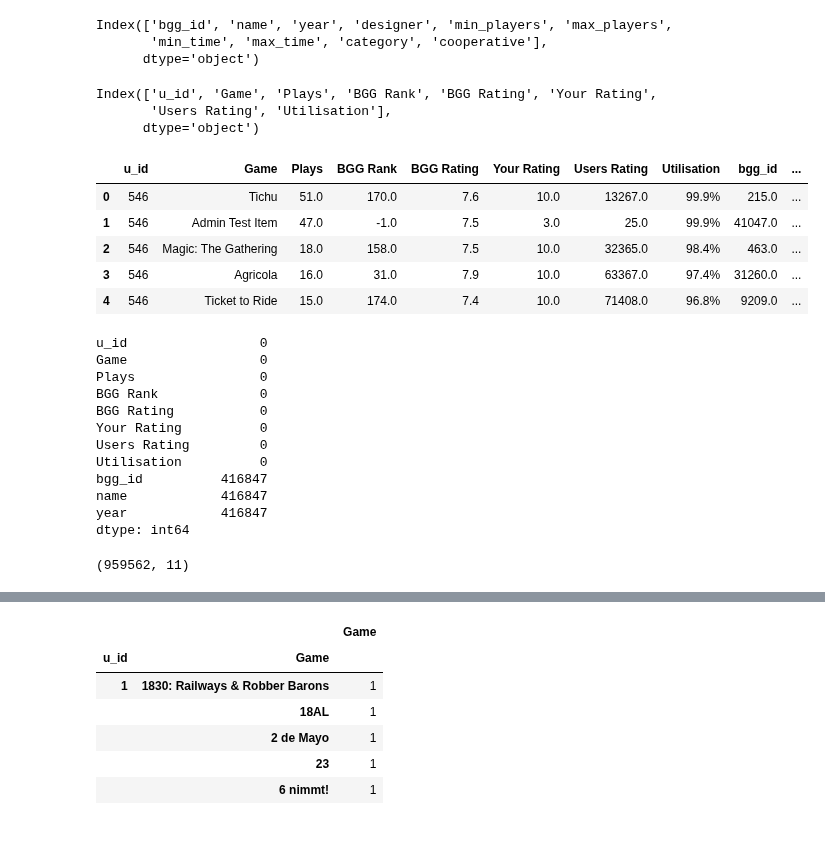
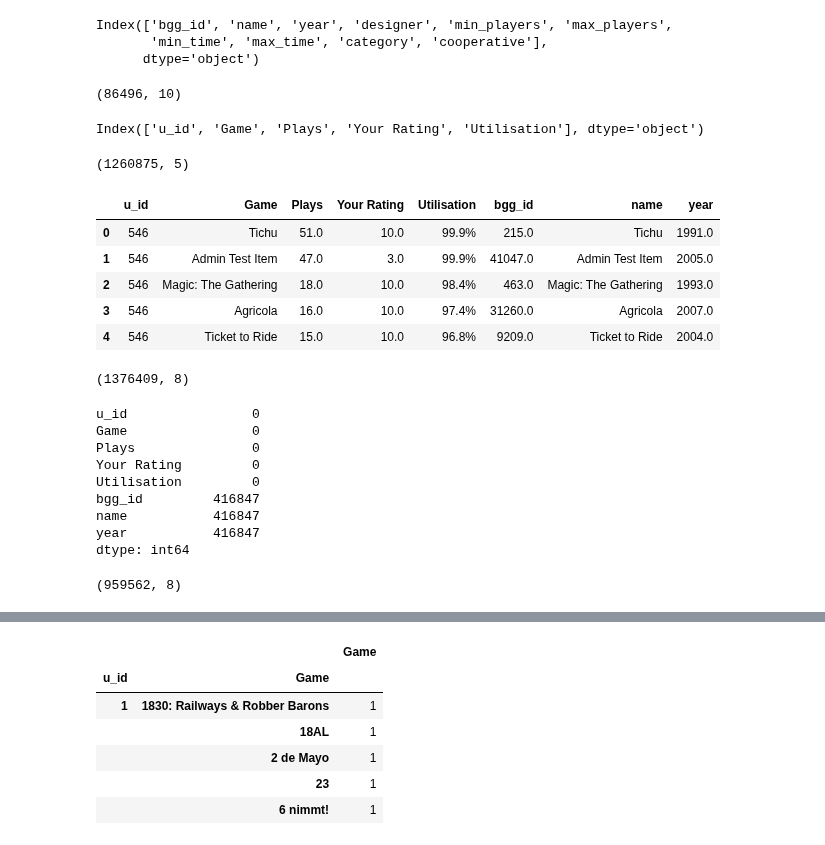
Before and after one commit to LourdesRodriguez/recommender_system, a Jupyter notebook: 2_Data_Understanding.ipynb, the cells around one changed output, grey strips where cells are left out. Cells and saved outputs as stored; diff of their text form; code cells hidden in the pictures.

```diff
--- a/2_Data_Understanding.ipynb
+++ b/2_Data_Understanding.ipynb
@@ -596,7 +596,7 @@ users.head()
 # %% [markdown]
 ##### Set the name of the file as user id
 # %%
-file= users['file'].str.split('.', n=1, expand= True)
-users.insert(0, 'u_id', file[0])
-users.drop(columns =['file'], inplace= True)
+file= dfu['file'].str.split('.', n=1, expand= True)
+dfu.insert(0, 'u_id', file[0])
+dfu.drop(columns =['file'], inplace= True)
 # %%
@@ -636,5 +636,5 @@ memory usage: 48.1+ MB
 # %%
 #Change the data type
 
-users['u_id']=users['u_id'].astype(int)
+dfu['u_id']=dfu['u_id'].astype(int)
 # %%
@@ -660,5 +660,5 @@ users[users['u_id']==0]
 | 187188 | 0 | Zooloretto: Three Extra Enclosures | 0.0 | -1.0 | 0.0% |
 544 rows × 5 columns
 # %%
-users['u_id']=users['u_id']+1
+dfu['u_id']=dfu['u_id']+1
 # %%
@@ -744,5 +741,5 @@ users[users['Plays'].isnull()]
 # %%
 # Remove null values
 
-users.dropna(axis=0, inplace=True)
+dfu.dropna(axis=0, inplace=True)
 # %%
@@ -816,19 +807,25 @@ bg.columns
 Index(['bgg_id', 'name', 'year', 'designer', 'min_players', 'max_players',
        'min_time', 'max_time', 'category', 'cooperative'],
       dtype='object')
+# %%
+bg.shape
+# %% [output]
+(86496, 10)
 # %%
-users.columns
+dfu.columns
 # %% [output]
-Index(['u_id', 'Game', 'Plays', 'BGG Rank', 'BGG Rating', 'Your Rating',
-       'Users Rating', 'Utilisation'],
-      dtype='object')
+Index(['u_id', 'Game', 'Plays', 'Your Rating', 'Utilisation'], dtype='object')
+# %%
+dfu.shape
+# %% [output]
+(1260875, 5)
 # %%
-result = pd.merge(users, bg[['bgg_id','name', 'year']], how='left', left_on=['Game'], right_on=['name'])
-result.head()
+dfu_r = pd.merge(dfu, bg[['bgg_id','name', 'year']], how='left', left_on=['Game'], right_on=['name'])
+dfu_r.head()
 # %% [output]
-|  | u_id | Game | Plays | BGG Rank | BGG Rating | Your Rating | Users Rating | Utilisation | bgg_id | ... |
-| 0 | 546 | Tichu | 51.0 | 170.0 | 7.6 | 10.0 | 13267.0 | 99.9% | 215.0 | ... |
-| 1 | 546 | Admin Test Item | 47.0 | -1.0 | 7.5 | 3.0 | 25.0 | 99.9% | 41047.0 | ... |
-| 2 | 546 | Magic: The Gathering | 18.0 | 158.0 | 7.5 | 10.0 | 32365.0 | 98.4% | 463.0 | ... |
-| 3 | 546 | Agricola | 16.0 | 31.0 | 7.9 | 10.0 | 63367.0 | 97.4% | 31260.0 | ... |
-| 4 | 546 | Ticket to Ride | 15.0 | 174.0 | 7.4 | 10.0 | 71408.0 | 96.8% | 9209.0 | ... |
+|  | u_id | Game | Plays | Your Rating | Utilisation | bgg_id | name | year |
+| 0 | 546 | Tichu | 51.0 | 10.0 | 99.9% | 215.0 | Tichu | 1991.0 |
+| 1 | 546 | Admin Test Item | 47.0 | 3.0 | 99.9% | 41047.0 | Admin Test Item | 2005.0 |
+| 2 | 546 | Magic: The Gathering | 18.0 | 10.0 | 98.4% | 463.0 | Magic: The Gathering | 1993.0 |
+| 3 | 546 | Agricola | 16.0 | 10.0 | 97.4% | 31260.0 | Agricola | 2007.0 |
+| 4 | 546 | Ticket to Ride | 15.0 | 10.0 | 96.8% | 9209.0 | Ticket to Ride | 2004.0 |
@@ -837,16 +832,17 @@ result.sort_values('bgg_id', inplace=True)
+# %%
+dfu_r.shape
+# %% [output]
+(1376409, 8)
 # %%
-result.isnull().sum()
+dfu_r.isnull().sum()
 # %% [output]
-u_id                 0
-Game                 0
-Plays                0
-BGG Rank             0
-BGG Rating           0
-Your Rating          0
-Users Rating         0
-Utilisation          0
-bgg_id          416847
-name            416847
-year            416847
+u_id                0
+Game                0
+Plays               0
+Your Rating         0
+Utilisation         0
+bgg_id         416847
+name           416847
+year           416847
 dtype: int64
 # %%
@@ -854,4 +850,4 @@ result.dropna(axis=0, inplace=True)
 # %%
-result.shape
+dfu_r.shape
 # %% [output]
-(959562, 11)
+(959562, 8)
```
Also changed, not shown: parts of 33 cells of this notebook.
